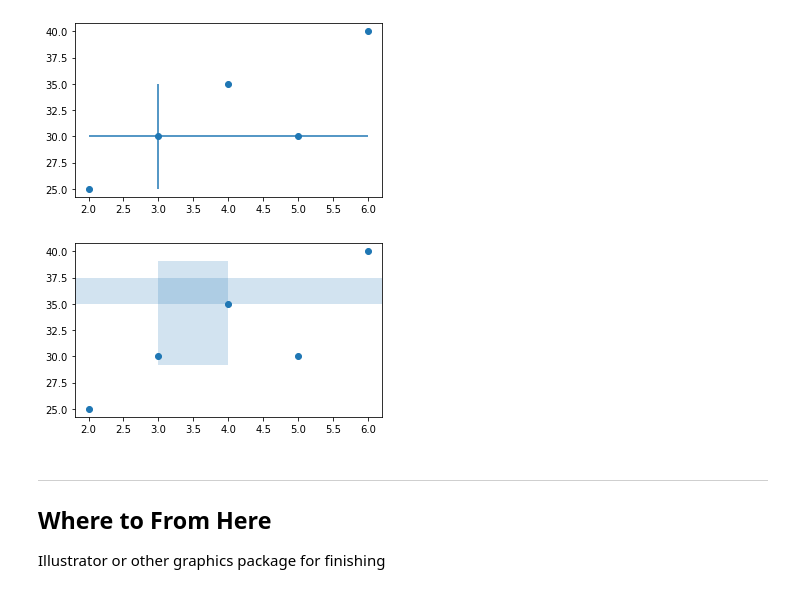
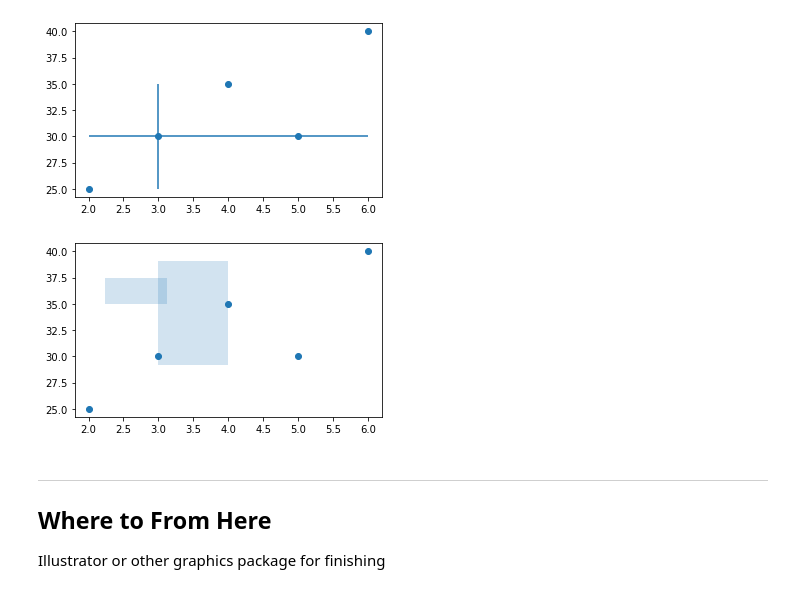
Before and after one commit to ICWallis/tutorial-publication-ready-figures, a Jupyter notebook: Solutions/2-advanced-solution.ipynb, the cells around one changed output. Drawn from its saved outputs; the diff is of its cells as text; code cells hidden in the pictures.

```diff
--- a/Solutions/2-advanced-solution.ipynb
+++ b/Solutions/2-advanced-solution.ipynb
@@ -211,35 +225,36 @@ ax.vlines(
 fig, ax = plt.subplots(1,1,figsize=(5,3))
 plt.tight_layout()
 
 x = [2, 3, 4, 5, 6]
 y = [25, 30, 35, 30, 40]
 
 ax.scatter(x, y)
 
 # span x axis
 ax.axvspan(
     3, # min on x axis
     4, # max on x axis
     ymin=0.3, # bottom of box, propotion from 0-1
     ymax=0.9,  # top of box, propotion from 0-1
     alpha=0.2,
 )
 
 # span y axis
 ax.axhspan(
     35,
     37.5,
     alpha=0.2,
-    # add kwarg xmin and xmax
+    xmin=0.3,
+    xmax=0.1,
 );
 
 # other kwargs to try
 # color = '' # named colour or hex value
 # hatch = '' # '/'  '\'  '|'  '-'  '+'  'x'  'o'  'O'  '.'  '*'
 # edgecolor = '' # named colour or hex value
 # facecolor = '' # named colour or hex value
 # %% [output]
-[figure, old version]
+[figure, new version]
 # %% [markdown]
 ---
 ## Where to From Here
```
Also changed, not shown: parts of 4 cells of this notebook.
